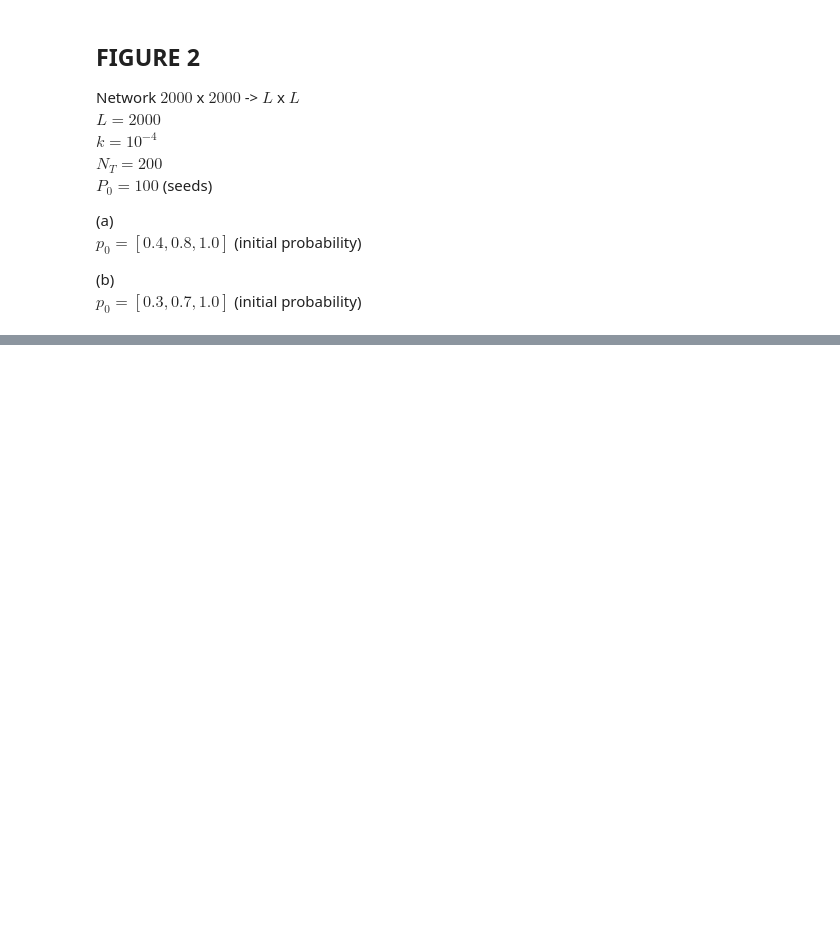
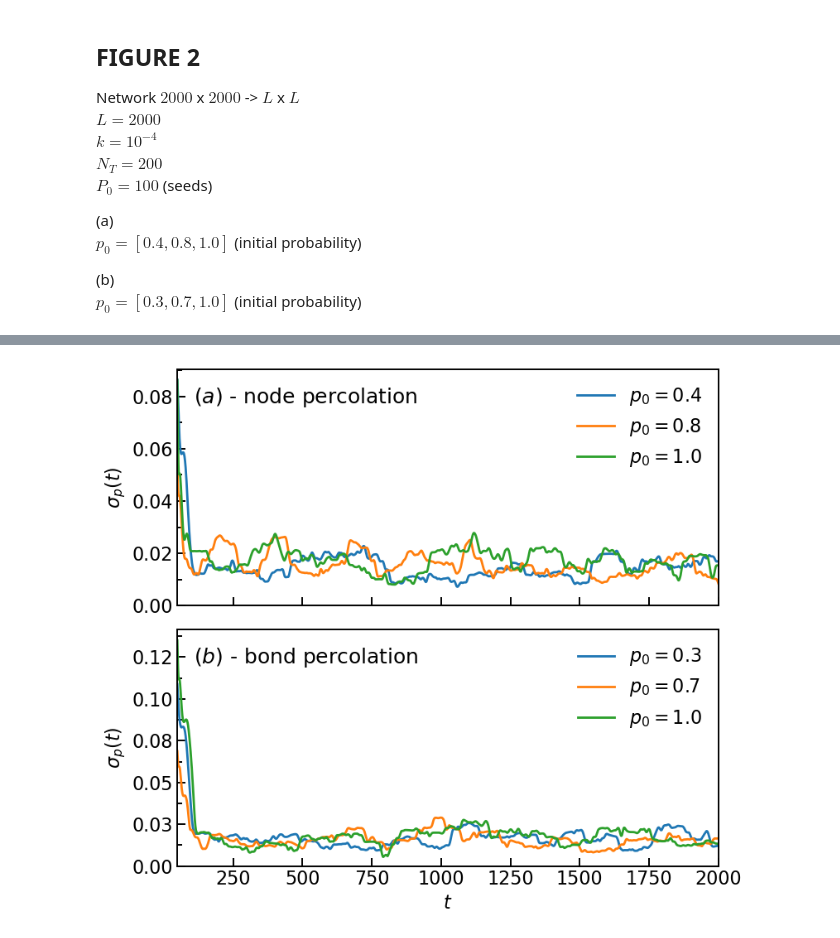
Before and after one commit to JuniorAlencar/self_organization_percolation, a Jupyter notebook: jupyter/results_paper_97.ipynb, the cells around one changed output, grey strips where cells are left out. Drawn from its saved outputs; the diff is of its cells as text; code cells hidden in the pictures; blank space fills up the shorter version.

```diff
--- a/jupyter/results_paper_97.ipynb
+++ b/jupyter/results_paper_97.ipynb
@@ -203,0 +316,99 @@ plt.show()
+# %%
+import numpy as np
+import matplotlib.pyplot as plt
+from matplotlib.ticker import AutoMinorLocator, MultipleLocator
+
+# ---------- janela deslizante ----------
+def rolling_mean_std(t, y, window: int):
+    """
+    Retorna (t_centrado, media, desvio_padrao) para uma janela deslizante de tamanho 'window'.
+    A série resultante fica centrada na janela.
+    """
+    y = np.asarray(y, dtype=float)
+    t = np.asarray(t, dtype=float)
+    if window < 1 or window > len(y):
+        raise ValueError("window fora do intervalo válido")
+
+    c = np.cumsum(np.insert(y, 0, 0.0))
+    c2 = np.cumsum(np.insert(y*y, 0, 0.0))
+
+    mean = (c[window:] - c[:-window]) / window
+    var = (c2[window:] - c2[:-window]) / window - mean**2
+    std = np.sqrt(np.clip(var, 0, None))
+
+    # centraliza no tempo
+    t_center = t[(window-1)//2 : len(t) - window//2]
+    return t_center, mean, std
+
+colors = ["#1f77b4", "#ff7f0e", "#2ca02c", "#d62728"]
+fontsize_ticks = 16
+thickness = 1.4
+
+p_0_node = [0.4, 0.8, 1.0]
+seeds_name_node = [1819163204, 748540170 , 450131217]  # lab
+
+p_0_bond = [0.3, 0.7, 1.0]
+seeds_name_bond = [847039001, 971456870, 1767333482]  # lab
+
+window = 100
+rho = 1.0
+
+fig, axs = plt.subplots(nrows=2, ncols=1, figsize=(8, 7), sharex=True)
+
+# --------- NODE: plota sigma_p(t) ---------
+for i, seed in enumerate(seeds_name_node):
+    prop = data_single_sample('node', num_colors, dim, L, Nt, k, rho, p_0_node[i], seed)
+    t, pt = prop["t"], prop["p_1"]
+
+    tc, mu, sd = rolling_mean_std(t, pt, window)  # mu não usado aqui
+    axs[0].plot(tc, sd, lw=2.0, color=colors[i], label=f'$p_0 = {p_0_node[i]}$')
+
+# --------- BOND: plota sigma_p(t) ---------
+for i, seed in enumerate(seeds_name_bond):
+    prop = data_single_sample('bond', num_colors, dim, L, Nt, k, rho, p_0_bond[i], seed)
+    t, pt = prop["t"], prop["p_1"]
+
+    tc, mu, sd = rolling_mean_std(t, pt, window)
+    axs[1].plot(tc, sd, lw=2.0, color=colors[i], label=f'$p_0 = {p_0_bond[i]}$')
+
+from matplotlib.ticker import AutoMinorLocator, MaxNLocator, FormatStrFormatter
+# ---------- estética ----------
+for ax in axs:
+    ax.set_xlim([float(tc[0]), 2000])
+
+    # deixa o Matplotlib escolher ~6 ticks "bons" e mostra os valores
+    ax.yaxis.set_major_locator(MaxNLocator(nbins=6))      # 5–6 ticks
+    ax.yaxis.set_major_formatter(FormatStrFormatter('%.2f'))  # duas casas
+    ax.yaxis.set_minor_locator(AutoMinorLocator(2))       # 1 minor entre majors
+
+    # opcional: garante que 0 fica visível e dá margem
+    ax.set_ylim(bottom=0)          # ou: ax.margins(y=0.05)
+
+    for spine in ax.spines.values():
+        spine.set_linewidth(thickness)
+
+    ax.tick_params(axis='both', which='major', direction='in',
+                   labelsize=fontsize_ticks, length=7, width=thickness)
+    ax.tick_params(axis='x', which='minor', direction='in', length=4, width=thickness)
+    ax.tick_params(axis='y', which='minor', direction='in', length=4, width=thickness)
+
+# linhas-guia (opcionais; ajuste valores se fizer sentido para sigma)
+# axs[0].hlines(y=0.06, xmin=0, xmax=2000, linestyles="--", color='r', lw=1.8)
+# axs[1].hlines(y=0.05, xmin=0, xmax=2000, linestyles="--", color='r', lw=1.8)
+
+axs[0].text(0.03, 0.93, r"$(a)$ - node percolation", transform=axs[0].transAxes, ha="left", va="top", fontsize=18)
+axs[1].text(0.03, 0.93, r"$(b)$ - bond percolation", transform=axs[1].transAxes, ha="left", va="top", fontsize=18)
+
+axs[0].set_ylabel(r"$\sigma_p(t)$", fontsize=fontsize_ticks)
+axs[1].set_xlabel("$t$", fontsize=fontsize_ticks)
+axs[1].set_ylabel(r"$\sigma_p(t)$", fontsize=fontsize_ticks)
+
+axs[0].legend(framealpha=0.0, fontsize=fontsize_ticks)
+axs[1].legend(framealpha=0.0, fontsize=fontsize_ticks)
+
+plt.subplots_adjust(hspace=0.15)
+fig.tight_layout(rect=[0, 0, 1, 0.98])
+plt.savefig("../results/TimeSeries/rolling_mean_std_2D_1color.pdf")
+plt.show()
+# %% [output]
+[figure, added]
```
Also changed, not shown: parts of 4 cells of this notebook, 14 other files.
